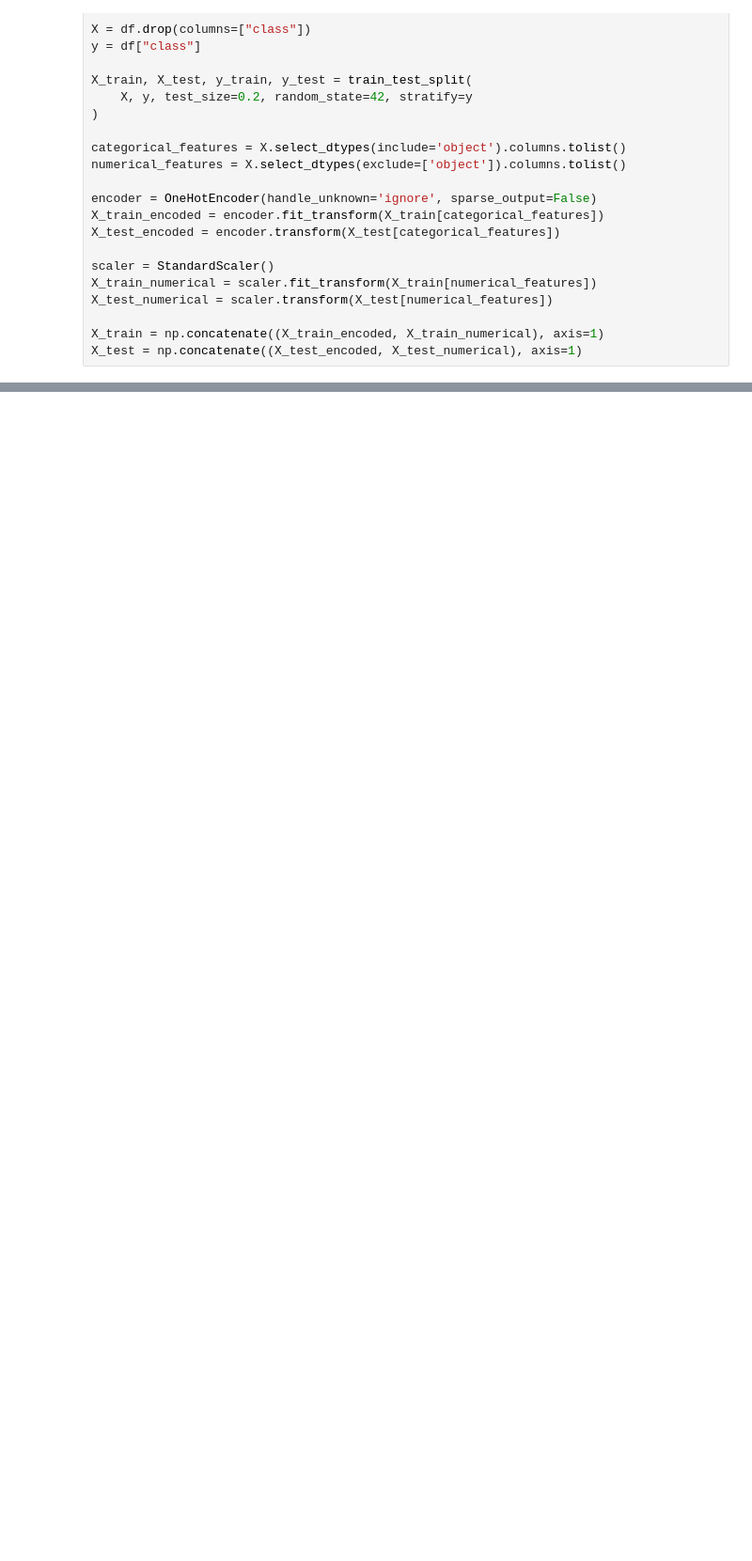
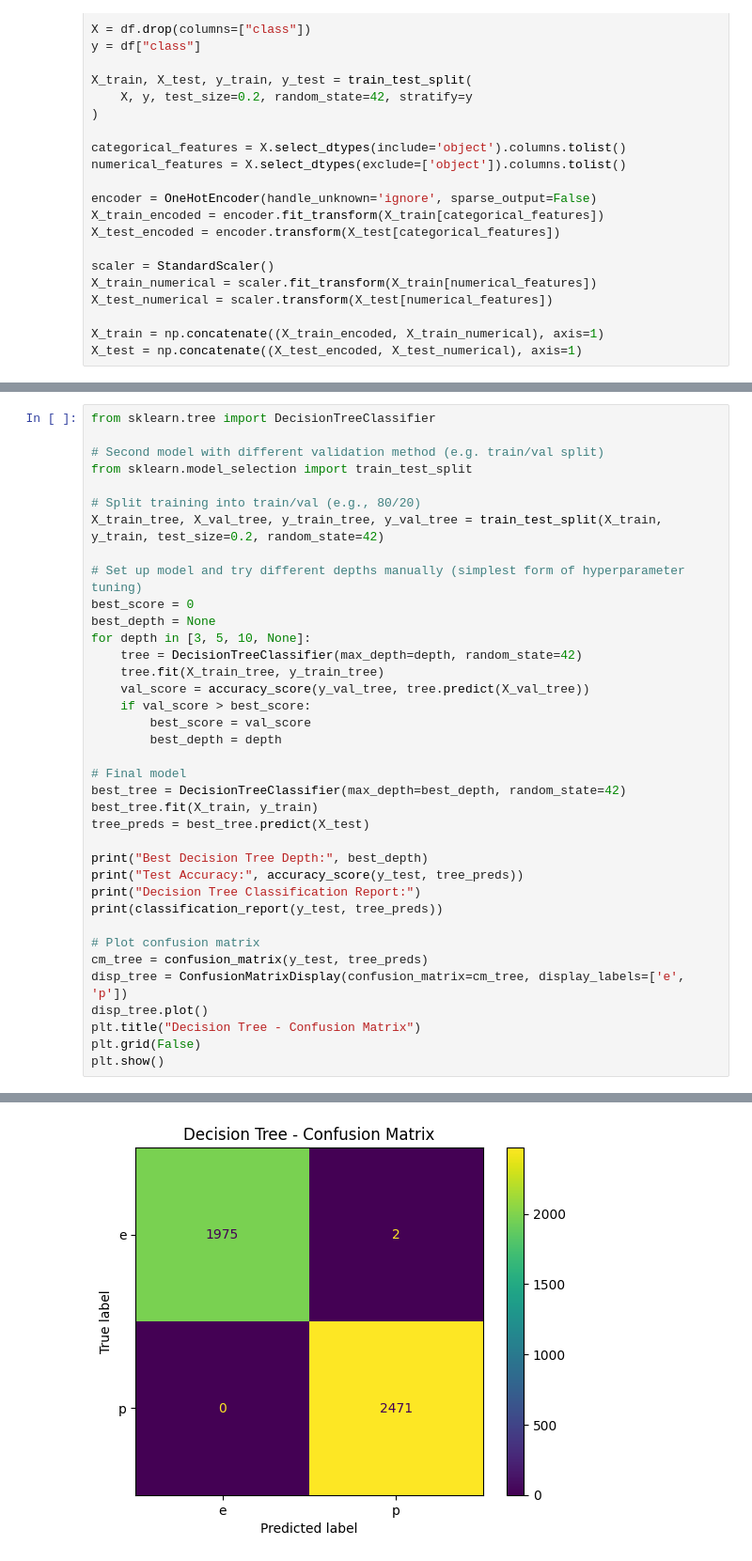
Before and after one commit to sebinko/MAL1, a Jupyter notebook: Assignment4/Assignment4.ipynb, the cells around one changed output, grey strips where cells are left out. Shown at 94% size. Saved outputs shown, nothing was run; the diff lists cells and outputs as text; blank space fills up the shorter version.

```diff
--- a/Assignment4/Assignment4.ipynb
+++ b/Assignment4/Assignment4.ipynb
@@ -106,0 +136,38 @@ Test accuracy: 0.9366007194244604
+# %%
+from sklearn.tree import DecisionTreeClassifier
+
+# Second model with different validation method (e.g. train/val split)
+from sklearn.model_selection import train_test_split
+
+# Split training into train/val (e.g., 80/20)
+X_train_tree, X_val_tree, y_train_tree, y_val_tree = train_test_split(X_train, y_train, test_size=0.2, random_state=42)
+
+# Set up model and try different depths manually (simplest form of hyperparameter tuning)
+best_score = 0
+best_depth = None
+for depth in [3, 5, 10, None]:
+    tree = DecisionTreeClassifier(max_depth=depth, random_state=42)
+    tree.fit(X_train_tree, y_train_tree)
+    val_score = accuracy_score(y_val_tree, tree.predict(X_val_tree))
+    if val_score > best_score:
+        best_score = val_score
+        best_depth = depth
+
+# Final model
+best_tree = DecisionTreeClassifier(max_depth=best_depth, random_state=42)
+best_tree.fit(X_train, y_train)
+tree_preds = best_tree.predict(X_test)
+
+print("Best Decision Tree Depth:", best_depth)
+print("Test Accuracy:", accuracy_score(y_test, tree_preds))
+print("Decision Tree Classification Report:")
+print(classification_report(y_test, tree_preds))
+
+# Plot confusion matrix
+cm_tree = confusion_matrix(y_test, tree_preds)
+disp_tree = ConfusionMatrixDisplay(confusion_matrix=cm_tree, display_labels=['e', 'p'])
+disp_tree.plot()
+plt.title("Decision Tree - Confusion Matrix")
+plt.grid(False)
+plt.show()
+# %% [output]
@@ -106,0 +185 @@ Test accuracy: 0.9366007194244604
+[figure, added]
```
Also changed, not shown: parts of 4 cells of this notebook.
